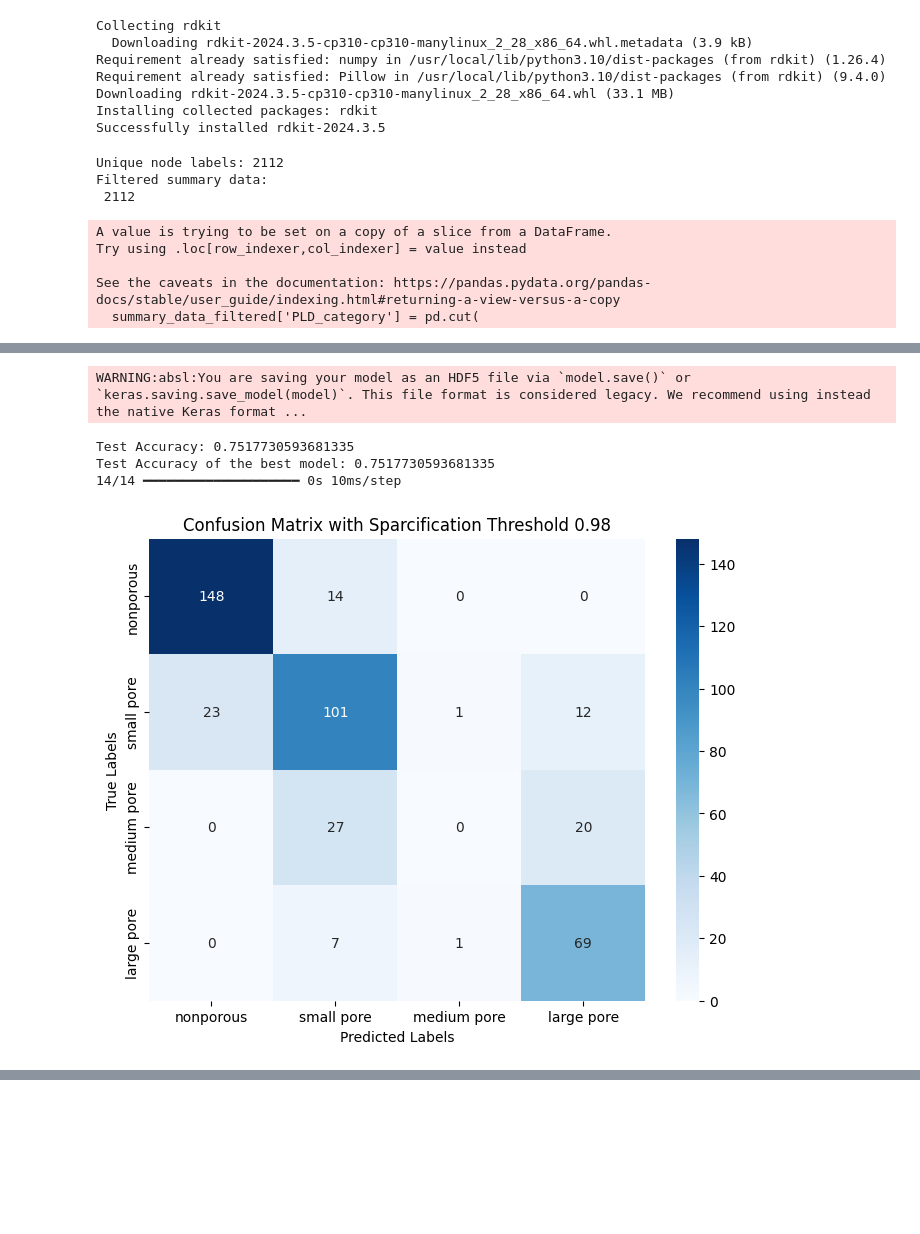
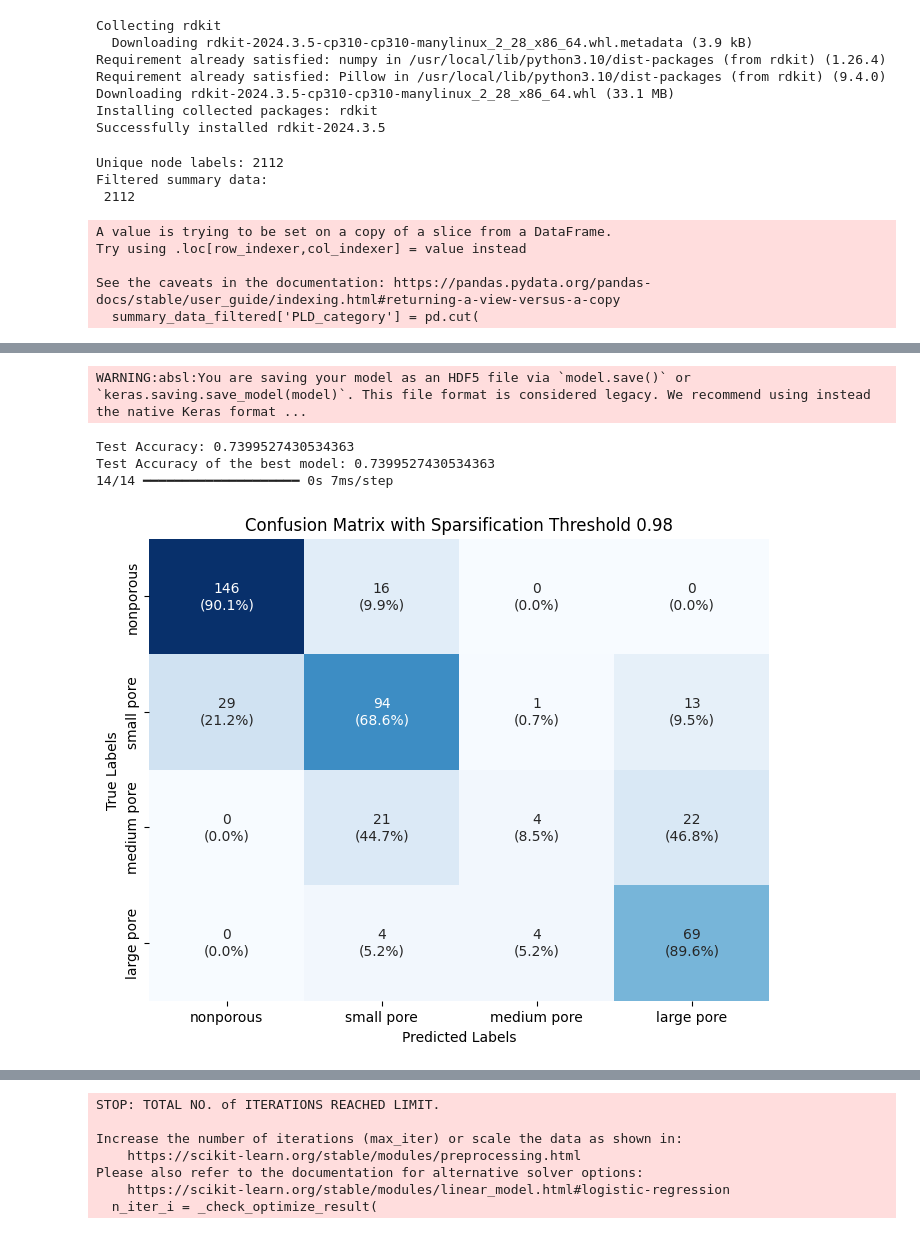
Before and after one commit to MehrdadJalali-AI/InverseLinkPredcition, a Jupyter notebook: CompareMLMethods_Sparcified_0_98.ipynb, the cells around one changed output, grey strips where cells are left out. Cells and saved outputs as stored; diff of their text form; code cells hidden in the pictures; blank space fills up the shorter version.

```diff
--- a/CompareMLMethods_Sparcified_0_98.ipynb
+++ b/CompareMLMethods_Sparcified_0_98.ipynb
@@ -53,6 +53,7 @@ from rdkit import RDLogger
 from tensorflow.keras import models, layers, regularizers
 from sklearn.metrics import accuracy_score
 from tensorflow.keras.callbacks import EarlyStopping
+import time
 
 threshold=0.98
 
@@ -77,15 +78,28 @@ def generate_fingerprint(smiles):
         print(f"SMILES Parse Error: {e}")
         return np.zeros((1024,), dtype=float)  # Return an array of zeros in case of an error
 
+
+
 def plot_confusion_matrix(y_true, y_pred, classes):
     # Compute confusion matrix
     cm = confusion_matrix(y_true, y_pred)
 
-    # Plot confusion matrix
+    # Calculate percentage accuracy for each element in the confusion matrix
+    cm_percentage = cm.astype('float') / cm.sum(axis=1)[:, np.newaxis] * 100
+
+    # Combine counts and percentages for display
+    annot = np.empty_like(cm).astype(str)
+    nrows, ncols = cm.shape
+    for i in range(nrows):
+        for j in range(ncols):
+            c = cm[i, j]
+            p = cm_percentage[i, j]
+            annot[i, j] = f'{c}\n({p:.1f}%)'  # Count and percentage
+
+    # Plot the confusion matrix with annotations
     plt.figure(figsize=(8, 6))
-    sns.heatmap(cm, annot=True, fmt='d', cmap='Blues', xticklabels=classes, yticklabels=classes)
-    plt.title(f'Confusion Matrix with Sparcification Threshold {threshold}')
-    # plt.title('Confusion Matrix on the Original Dataset')
+    sns.heatmap(cm, annot=annot, fmt='', cmap='Blues', xticklabels=classes, yticklabels=classes, cbar=False)
+    plt.title(f'Confusion Matrix with Sparsification Threshold {threshold}')
     plt.xlabel('Predicted Labels')
     plt.ylabel('True Labels')
     plt.show()
@@ -235,10 +249,16 @@ def train_gcn_model(model, adjacency_matrix, feature_matrix, labels, epochs, bat
         # ModelCheckpoint to save the best model
         model_checkpoint = ModelCheckpoint('best_gcn_model.keras', monitor='val_loss', save_best_only=True, verbose=1)
 
+        start_time = time.time()
         # Train the model
         history = model.fit([feature_matrix, adjacency_matrix], labels,
                             epochs=epochs, batch_size=batch_size,
                             validation_split=0.2, callbacks=[early_stopping, model_checkpoint])
+        end_time = time.time()
+
+        # Calculate total training time
+        total_training_time = end_time - start_time
+        print(f"Total training time: {total_training_time:.2f} seconds")
 
         return history
     else:
@@ -354,13 +374,20 @@ if __name__ == "__main__":
             gbt_kappa = cohen_kappa_score(np.argmax(test_labels, axis=1), gbt_pred)
             gbt_mcc = matthews_corrcoef(np.argmax(test_labels, axis=1), gbt_pred)
 
-            # Train and evaluate k-Nearest Neighbors
-            knn_classifier = KNeighborsClassifier(n_neighbors=12)
-            knn_classifier.fit(train_features, np.argmax(train_labels, axis=1))
-            knn_pred = knn_classifier.predict(test_features)
-            knn_accuracy = accuracy_score(np.argmax(test_labels, axis=1), knn_pred)
-            knn_kappa = cohen_kappa_score(np.argmax(test_labels, axis=1), knn_pred)
-            knn_mcc = matthews_corrcoef(np.argmax(test_labels, axis=1), knn_pred)
+            from sklearn.linear_model import LogisticRegression
+            from sklearn.metrics import accuracy_score, cohen_kappa_score, matthews_corrcoef
+
+            # Train and evaluate Logistic Regression
+            logreg_classifier = LogisticRegression(max_iter=500)  # You can adjust max_iter if necessary
+            logreg_classifier.fit(train_features, np.argmax(train_labels, axis=1))  # Train the model
+
+            logreg_pred = logreg_classifier.predict(test_features)  # Make predictions on the test set
+
+            # Calculate evaluation metrics
+            logreg_accuracy = accuracy_score(np.argmax(test_labels, axis=1), logreg_pred)
+            logreg_kappa = cohen_kappa_score(np.argmax(test_labels, axis=1), logreg_pred)
+            logreg_mcc = matthews_corrcoef(np.argmax(test_labels, axis=1), logreg_pred)
+
 
             # Train and evaluate Naive Bayes
             nb_classifier = GaussianNB()
@@ -372,7 +399,7 @@ if __name__ == "__main__":
 
 
             feedforward_model = build_feedforward_model(train_features.shape[1], train_labels.shape[1])
-            feedforward_model.fit(train_features, train_labels, epochs=50, batch_size=32, validation_split=0.2)
+            feedforward_model.fit(train_features, train_labels, epochs=20, batch_size=32, validation_split=0.2)
             # Evaluate the model on the test set
             feedforward_loss, feedforward_accuracy = feedforward_model.evaluate(test_features, test_labels)
 
@@ -388,10 +415,10 @@ if __name__ == "__main__":
 
 
             # Define your classifiers and evaluation metrics
-            classifiers = ['GCN', 'Gradient Boosted Trees', 'k-Nearest Neighbors', 'Naive Bayes', 'DNN']
-            accuracies = [gcn_accuracy, gbt_accuracy, knn_accuracy, nb_accuracy, feedforward_accuracy]
-            kappa_scores = [gcn_kappa, gbt_kappa, knn_kappa, nb_kappa, dnn_kappa]
-            mcc_scores = [gcn_mcc, gbt_mcc, knn_mcc, nb_mcc, dnn_mcc]
+            classifiers = ['GCN', 'GB Trees', 'LR', 'Naive Bayes', 'DNN']
+            accuracies = [gcn_accuracy, gbt_accuracy, logreg_accuracy, nb_accuracy, feedforward_accuracy]
+            kappa_scores = [gcn_kappa, gbt_kappa, logreg_kappa, nb_kappa, dnn_kappa]
+            mcc_scores = [gcn_mcc, gbt_mcc, logreg_mcc, nb_mcc, dnn_mcc]
 
             # Print evaluation metrics
             print("Classifier Evaluation Metrics:")
@@ -472,5 +499,5 @@ Epoch 40: val_loss improved from 0.61621 to 0.60116, saving model to best_gcn_mo
 WARNING:absl:You are saving your model as an HDF5 file via `model.save()` or `keras.saving.save_model(model)`. This file format is considered legacy. We recommend using instead the native Keras format ...
-Test Accuracy: 0.7517730593681335
-Test Accuracy of the best model: 0.7517730593681335
-14/14 ━━━━━━━━━━━━━━━━━━━━ 0s 10ms/step
+Test Accuracy: 0.7399527430534363
+Test Accuracy of the best model: 0.7399527430534363
+14/14 ━━━━━━━━━━━━━━━━━━━━ 0s 7ms/step
-[figure, old version]
+[figure, new version]
@@ -493,0 +506,7 @@ DNN: Accuracy=0.759, Kappa=0.661, MCC=0.664
+STOP: TOTAL NO. of ITERATIONS REACHED LIMIT.
+
+Increase the number of iterations (max_iter) or scale the data as shown in:
+    https://scikit-learn.org/stable/modules/preprocessing.html
+Please also refer to the documentation for alternative solver options:
+    https://scikit-learn.org/stable/modules/linear_model.html#logistic-regression
+  n_iter_i = _check_optimize_result(
```
Also changed, not shown: parts of 1 cell of this notebook.
